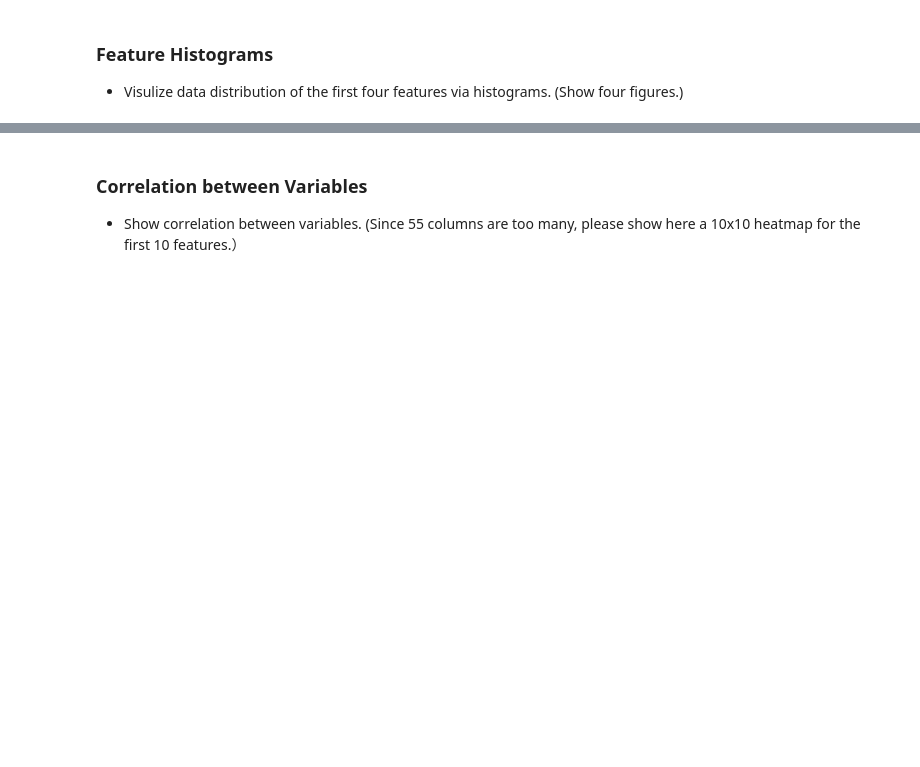
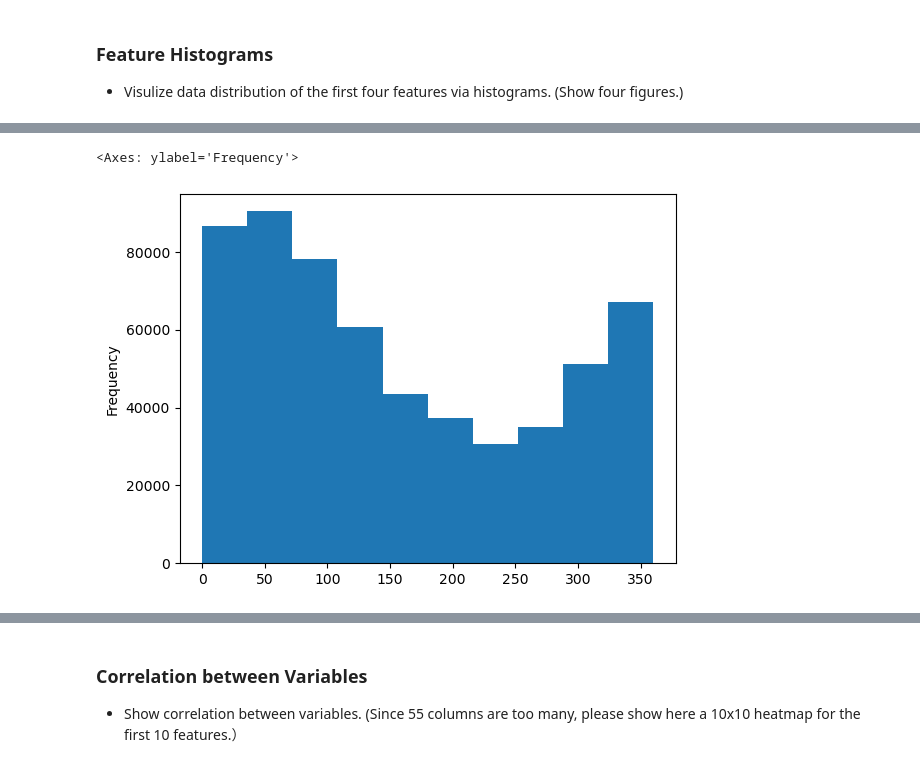
Before and after one commit to rangsimanketkaew/phy371, a Jupyter notebook: Lab3.ipynb, the cells around one changed output, grey strips where cells are left out. Saved outputs shown, nothing was run; the diff lists cells and outputs as text; code cells hidden in the pictures; blank space fills up the shorter version.

```diff
--- a/Lab3.ipynb
+++ b/Lab3.ipynb
@@ -167,0 +199,5 @@ df.describe()
+# %%
+df['Aspect'].plot(kind='hist')
+# %% [output]
+<Axes: ylabel='Frequency'>
+[figure, added]
```
Also changed, not shown: parts of 28 cells of this notebook.
